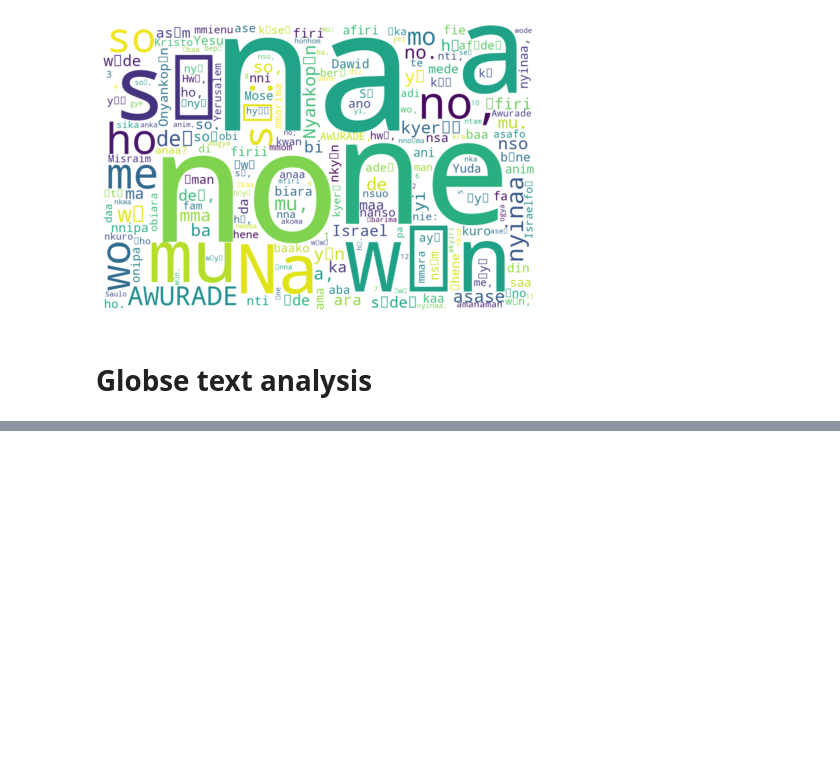
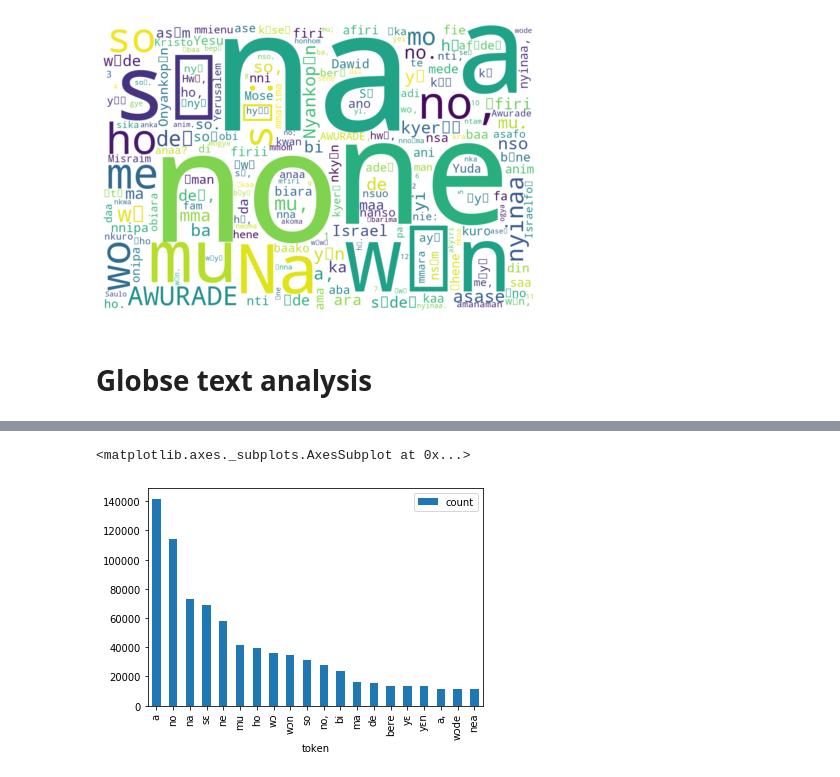
Before and after one commit to corvid-ai/data-exploration, a Jupyter notebook: exploration.ipynb, the cells around one changed output, grey strips where cells are left out. Drawn from its saved outputs; the diff is of its cells as text; code cells hidden in the pictures; blank space fills up the shorter version.

```diff
--- a/exploration.ipynb
+++ b/exploration.ipynb
@@ -151,0 +156,3 @@ glosbe_tokens = glosbe['some_twi_phrases'].map(tokenizer).sum()
+# %%
+glosbe_counter = Counter(glosbe_tokens)
+glosbe_counter.most_common(20)
@@ -151,0 +180,6 @@ glosbe_tokens = glosbe['some_twi_phrases'].map(tokenizer).sum()
+# %%
+freq_glosbe = pd.DataFrame.from_records(glosbe_counter.most_common(20),columns=['token','count'])
+freq_glosbe.plot(kind = 'bar', x='token')
+# %% [output]
+<matplotlib.axes._subplots.AxesSubplot at 0x...>
+[figure, added]
```
Also changed, not shown: parts of 2 cells of this notebook, 2 other files.
